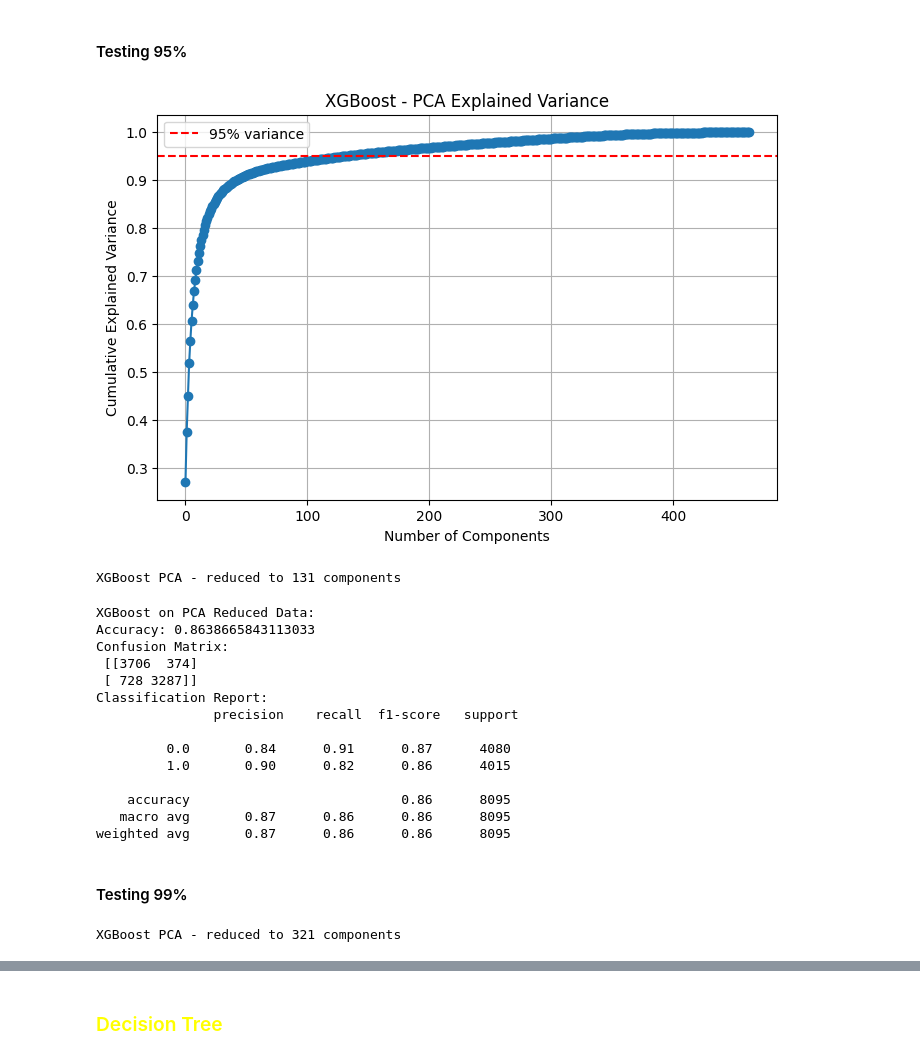
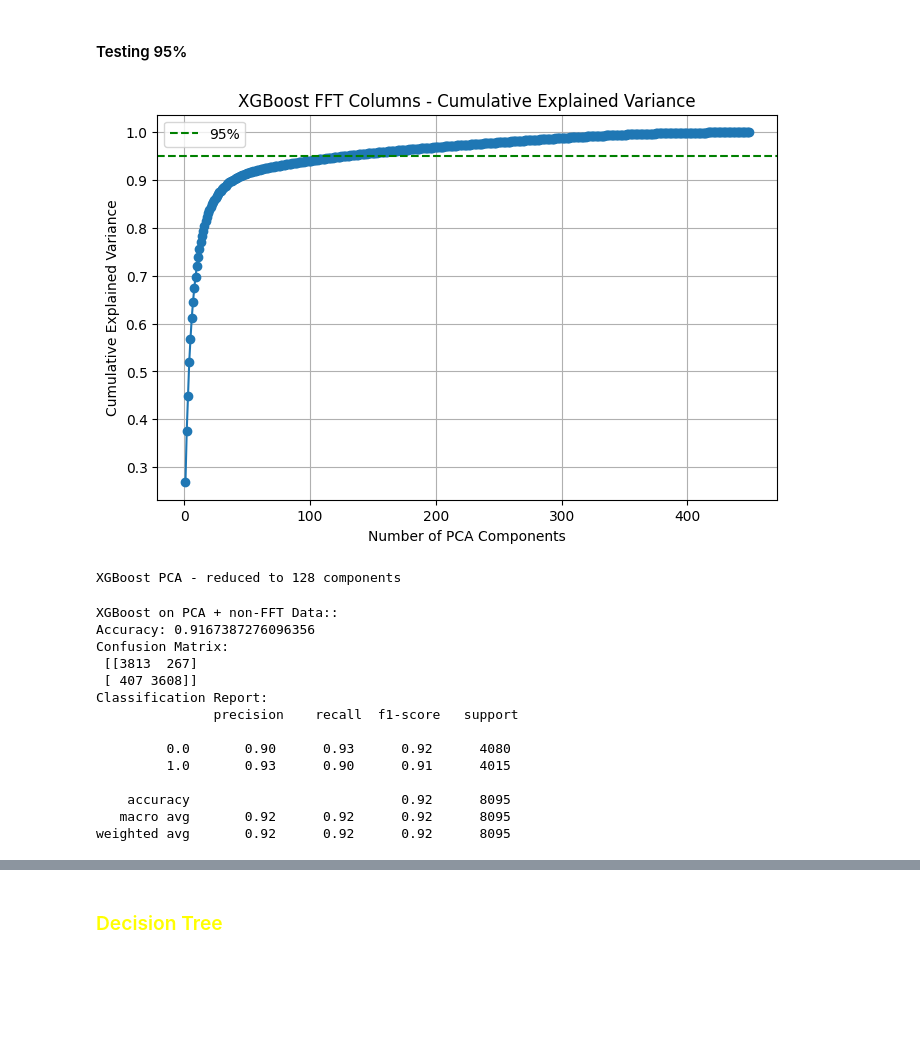
Before and after one commit to JeungHongTay/DA-LOS-WirelessSignalPrediction, a Jupyter notebook: code/classification.ipynb, the cells around one changed output, grey strips where cells are left out. Saved outputs shown, nothing was run; the diff lists cells and outputs as text; code cells hidden in the pictures; blank space fills up the shorter version.

```diff
--- a/code/classification.ipynb
+++ b/code/classification.ipynb
@@ -843,0 +873,16 @@ print("Model saved successfully!")
+# %%
+# Step 1: Extract selected features from Random Forest
+xgblist_selected_features = list(xgb_selected_features)
+
+# Step 2: Separate FFT and non-FFT columns
+xgb_fft_selected = [col for col in xgblist_selected_features if 'FFT_' in col]
+xgb_non_fft_selected = [col for col in xgblist_selected_features if 'FFT_' not in col]
+
+print(f"=== XGBoost Feature Selection ===")
+print(f"Total selected features: {len(xgblist_selected_features)}")
+print(f"FFT selected features: {len(xgb_fft_selected)}")
+print(f"Non-FFT selected features: {len(xgb_non_fft_selected)}")
+
+# Optional: View which columns are which
+print("FFT columns:\n", xgb_fft_selected[:])
+print("Non-FFT columns:\n", xgb_non_fft_selected[:10])
@@ -992,26 +1089,25 @@ weighted avg       0.84      0.82      0.82      8095
 #### Testing 95%
 # %%
 #PCA for XGBoost
-X_xgb_selected = X[xgb_selected_features]
 scaler_xgb = StandardScaler()
-X_xgb_scaled = scaler_xgb.fit_transform(X_xgb_selected)
+X_xgb_fft_scaled = scaler_xgb.fit_transform(df_fft[xgb_fft_selected])
+pca_xgb = PCA()
+pca_xgb.fit(X_xgb_fft_scaled)
+explained_var_xgb = np.cumsum(pca_xgb.explained_variance_ratio_)
+n_components_xgb = np.argmax(explained_var_xgb >= 0.95) + 1
 
-pca_xgb = PCA()
-X_xgb_pca = pca_xgb.fit_transform(X_xgb_scaled)
-
-# Scree Plot for XGBoost
 plt.figure(figsize=(8,5))
-plt.plot(np.cumsum(pca_xgb.explained_variance_ratio_), marker='o')
-plt.axhline(y=0.95, color='r', linestyle='--', label='95% variance')
-plt.title('XGBoost - PCA Explained Variance')
-plt.xlabel('Number of Components')
+plt.plot(np.arange(1, len(explained_var_xgb)+1), explained_var_xgb, marker='o')
+plt.axhline(0.95, color='g', linestyle='--', label='95%')
+plt.title('XGBoost FFT Columns - Cumulative Explained Variance')
+plt.xlabel('Number of PCA Components')
 plt.ylabel('Cumulative Explained Variance')
 plt.legend()
-plt.grid()
+plt.grid(True)
 plt.show()
 
-print(f"XGBoost PCA - reduced to {np.argmax(np.cumsum(pca_xgb.explained_variance_ratio_) >= 0.95) + 1} components")
+print(f"XGBoost PCA - reduced to {n_components_xgb} components")
 # %% [output]
-[figure, old version]
+[figure, new version]
-XGBoost PCA - reduced to 131 components
+XGBoost PCA - reduced to 128 components
 # %%
@@ -1020,33 +1116,29 @@ X_xgb_final = pca_xgb_final.fit_transform(X_xgb_scaled)
 # %%
 # Split for XGBoost
-X_xgb_train, X_xgb_test, y_xgb_train, y_xgb_test = train_test_split(X_xgb_final, y, test_size=0.2, random_state=42, stratify=y)
+
+X_xgb_combined = np.concatenate([X_xgb_final, df_fft[xgb_non_fft_selected].values], axis=1)
+
+X_xgb_train, X_xgb_test, y_xgb_train, y_xgb_test = train_test_split(X_xgb_combined, y, test_size=0.2, random_state=42, stratify=y)
 clf_xgb = xgb.XGBClassifier(n_estimators=100, random_state=42)
 clf_xgb.fit(X_xgb_train, y_xgb_train)
 y_xgb_pred = clf_xgb.predict(X_xgb_test)
 
-print("\nXGBoost on PCA Reduced Data:")
+print("\nXGBoost on PCA + non-FFT Data::")
 print("Accuracy:", accuracy_score(y_xgb_test, y_xgb_pred))
 print("Confusion Matrix:\n", confusion_matrix(y_xgb_test, y_xgb_pred))
 print("Classification Report:\n", classification_report(y_xgb_test, y_xgb_pred))
 # %% [output]
-XGBoost on PCA Reduced Data:
-Accuracy: 0.8638665843113033
+XGBoost on PCA + non-FFT Data::
+Accuracy: 0.9167387276096356
 Confusion Matrix:
- [[3706  374]
- [ 728 3287]]
+ [[3813  267]
+ [ 407 3608]]
 Classification Report:
                precision    recall  f1-score   support
 
-         0.0       0.84      0.91      0.87      4080
-         1.0       0.90      0.82      0.86      4015
+         0.0       0.90      0.93      0.92      4080
+         1.0       0.93      0.90      0.91      4015
 
-    accuracy                           0.86      8095
-   macro avg       0.87      0.86      0.86      8095
-weighted avg       0.87      0.86      0.86      8095
+    accuracy                           0.92      8095
+   macro avg       0.92      0.92      0.92      8095
+weighted avg       0.92      0.92      0.92      8095
-# %% [markdown]
-#### Testing 99%
-# %%
-#PCA for XGBoost
-print(f"XGBoost PCA - reduced to {np.argmax(np.cumsum(pca_xgb.explained_variance_ratio_) >= 0.99) + 1} components")
-# %% [output]
-XGBoost PCA - reduced to 321 components
```
Also changed, not shown: parts of 30 cells of this notebook, 6 other files.
